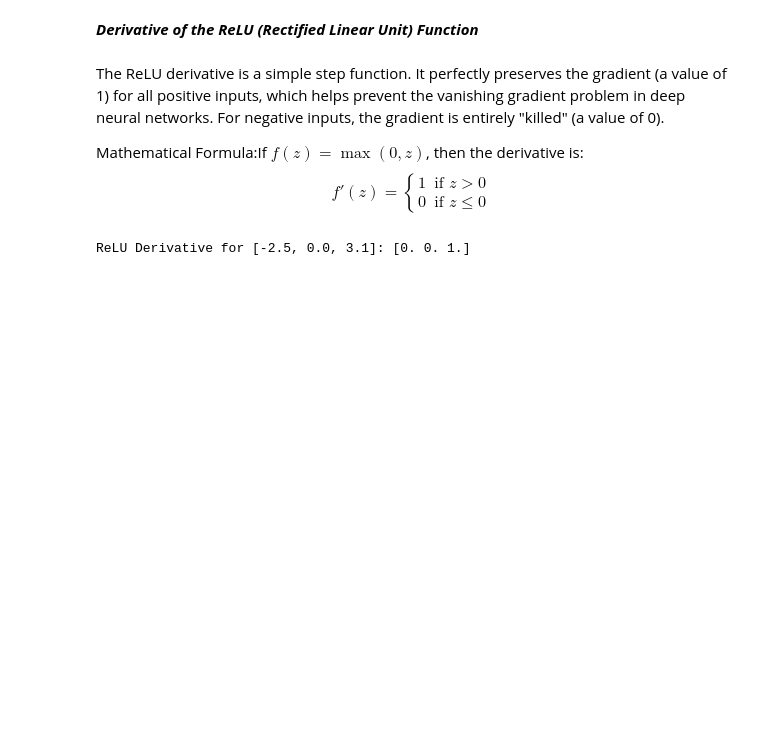
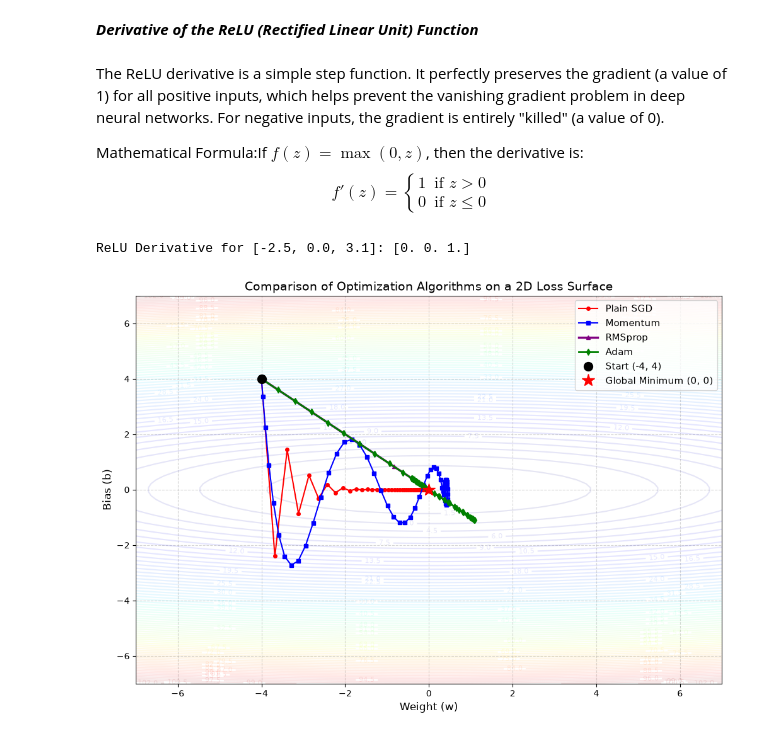
Before and after one commit to ZAINAZHAR303/Deep-learning-Fundamentals, a Jupyter notebook: notebooks/drills.ipynb, the cells around one changed output. Saved outputs shown, nothing was run; the diff lists cells and outputs as text; code cells hidden in the pictures; blank space fills up the shorter version.

Commit message:
day 10: sgd, momentum, rmsprop, adam from scratch on 2D loss surface

```diff
--- a/notebooks/drills.ipynb
+++ b/notebooks/drills.ipynb
@@ -242,0 +281,17 @@ ReLU Derivative for [-2.5, 0.0, 3.1]: [0. 0. 1.]
+# %%
+def run_rmsprop(w0,b0, alpha =0.1, beta2=0.999, epsilon= 1e-8  , num_iters=50):
+    w, b = w0, b0
+    sw, sb = 0.0,0.0
+    history = [(w, b)]
+
+    for i in range (num_iters):
+        dw = 0.2 * w
+        db = 4.0 * b
+        sw= beta2 * sw + (1-beta2) * (dw**2)
+        sb = beta2 *sb + (1-beta2) * (db**2)
+
+        w = w-alpha * (dw / (np.sqrt(sw)+epsilon))
+        b = b- alpha *(db/ (np.sqrt(sb)+epsilon))
+        history.append([w,b])
+
+    return np.array(history)
@@ -242,0 +321,40 @@ ReLU Derivative for [-2.5, 0.0, 3.1]: [0. 0. 1.]
+# %%
+# Grid & Loss Surface Setup
+w_vals = np.linspace(-7.0, 7.0, 100)
+b_vals = np.linspace(-7.0, 7.0, 100)
+W, B = np.meshgrid(w_vals, b_vals)
+Z = 0.1 * (W**2) + 2.0 * (B**2)
+
+
+# 1. Run all optimizers from starting point (-4.0, 4.0)
+path_sgd = run_sgd(w_init, b_init, alpha=0.4, num_iters=50)
+path_momentum = run_momentum(w_init, b_init, alpha=0.4, beta1=0.9, num_iters=50)
+path_rmsprop = run_rmsprop(w_init, b_init, alpha=0.1, beta2=0.999, num_iters=50)
+path_adam = run_adam(w_init, b_init, alpha=0.4, beta1=0.9, beta2=0.999, num_iters=50)
+
+# 2. Plotting the Contour & Paths
+plt.figure(figsize=(12, 8))
+
+# Contour map background
+contours = plt.contour(W, B, Z, levels=70, cmap='jet', alpha=0.1)
+plt.clabel(contours, inline=True, fontsize=8)
+
+# Plot optimization trajectories
+plt.plot(path_sgd[:, 0], path_sgd[:, 1], 'o-', label='Plain SGD', color='red', linewidth=1.5, markersize=4)
+plt.plot(path_momentum[:, 0], path_momentum[:, 1], 's-', label='Momentum', color='blue', linewidth=1.5, markersize=4)
+plt.plot(path_rmsprop[:, 0], path_rmsprop[:, 1], '^-', label='RMSprop', color='purple', linewidth=2.5, markersize=4)
+plt.plot(path_adam[:, 0], path_adam[:, 1], 'd-', label='Adam', color='green', linewidth=2, markersize=5)
+
+# Mark start point and minimum
+plt.plot(w_init, b_init, 'ko', markersize=10, label='Start (-4, 4)')
+plt.plot(0, 0, 'r*', markersize=15, label='Global Minimum (0, 0)')
+
+plt.title('Comparison of Optimization Algorithms on a 2D Loss Surface', fontsize=14)
+plt.xlabel('Weight (w)', fontsize=12)
+plt.ylabel('Bias (b)', fontsize=12)
+plt.legend(loc='upper right', fontsize=11)
+plt.grid(True, linestyle='--', alpha=0.5)
+
+plt.show()
+# %% [output]
+[figure, added]
```
Also changed, not shown: parts of 5 cells of this notebook.
